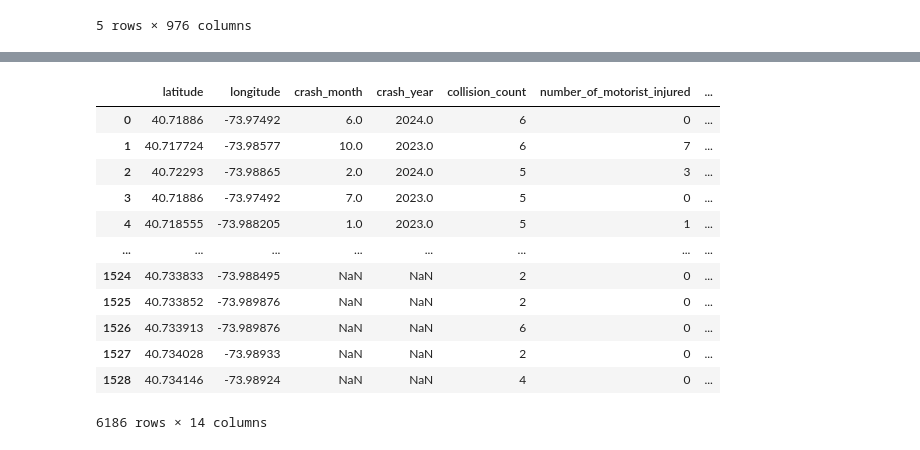
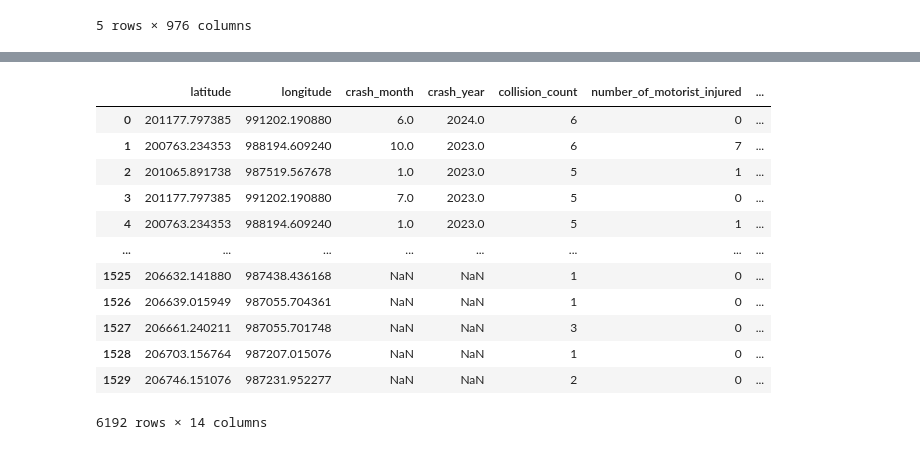
Before and after one commit to jennahgosciak/cb3-interactive, a Jupyter notebook: load_contextual_data.ipynb, the cells around one changed output, grey strips where cells are left out. Drawn from its saved outputs; the diff is of its cells as text; code cells hidden in the pictures.

Commit message:
updating data

```diff
--- a/load_contextual_data.ipynb
+++ b/load_contextual_data.ipynb
@@ -222,3 +222,8 @@ collision_cols = [
     "number_of_persons_killed",
 ]
 gdf_crash_cb3[collision_cols] = gdf_crash_cb3[collision_cols].astype(int)
+# %%
+gdf_crash_cb3 = gdf_crash_cb3.to_crs(2263)
+gdf_crash_cb3_buffer = gpd.GeoDataFrame(
+    gdf_crash_cb3, geometry=gdf_crash_cb3.buffer(20)
+).reset_index(drop=False)
@@ -225,10 +261,12 @@ gdf_crash_cb3[collision_cols] = gdf_crash_cb3[collision_cols].astype(int)
 # %%
 # get count of crashes and totals for each intersection
-df_crash_cb3_pts_counts = gdf_crash_cb3.groupby(
+df_crash_cb3_pts_counts = gdf_crash_cb3_sjoin.groupby(
     ["latitude", "longitude", "crash_month", "crash_year"], as_index=False
 )[collision_cols].sum()
 df_crash_cb3_pts = (
-    gdf_crash_cb3.value_counts(["latitude", "longitude", "crash_month", "crash_year"])
+    gdf_crash_cb3_sjoin.value_counts(
+        ["latitude", "longitude", "crash_month", "crash_year"]
+    )
     .rename("collision_count")
     .reset_index()
     .merge(
@@ -262,22 +285,36 @@ df_crash_cb3_pts.head()
 # %%
-df_crash_cb3_pts['timescale'] = 'monthly'
-df_crash_cb3_pts = pd.concat([df_crash_cb3_pts, df_crash_cb3_pts.groupby(['crash_year', 'latitude', 'longitude'], as_index=False)[collision_cols + ['collision_count']].sum().assign(timescale='yearly'),\
-    df_crash_cb3_pts.groupby(['latitude', 'longitude'], as_index=False)[collision_cols + ['collision_count']].sum().assign(timescale='all')], axis=0)
+df_crash_cb3_pts["timescale"] = "monthly"
+df_crash_cb3_pts = pd.concat(
+    [
+        df_crash_cb3_pts,
+        df_crash_cb3_pts.groupby(
+            ["crash_year", "latitude", "longitude"], as_index=False
+        )[collision_cols + ["collision_count"]]
+        .sum()
+        .assign(timescale="yearly"),
+        df_crash_cb3_pts.groupby(["latitude", "longitude"], as_index=False)[
+            collision_cols + ["collision_count"]
+        ]
+        .sum()
+        .assign(timescale="all"),
+    ],
+    axis=0,
+)
 df_crash_cb3_pts
 # %% [output]
 |  | latitude | longitude | crash_month | crash_year | collision_count | number_of_motorist_injured | ... |
-| 0 | 40.71886 | -73.97492 | 6.0 | 2024.0 | 6 | 0 | ... |
-| 1 | 40.717724 | -73.98577 | 10.0 | 2023.0 | 6 | 7 | ... |
-| 2 | 40.72293 | -73.98865 | 2.0 | 2024.0 | 5 | 3 | ... |
-| 3 | 40.71886 | -73.97492 | 7.0 | 2023.0 | 5 | 0 | ... |
-| 4 | 40.718555 | -73.988205 | 1.0 | 2023.0 | 5 | 1 | ... |
+| 0 | 201177.797385 | 991202.190880 | 6.0 | 2024.0 | 6 | 0 | ... |
+| 1 | 200763.234353 | 988194.609240 | 10.0 | 2023.0 | 6 | 7 | ... |
+| 2 | 201065.891738 | 987519.567678 | 1.0 | 2023.0 | 5 | 1 | ... |
+| 3 | 201177.797385 | 991202.190880 | 7.0 | 2023.0 | 5 | 0 | ... |
+| 4 | 200763.234353 | 988194.609240 | 1.0 | 2023.0 | 5 | 1 | ... |
 | ... | ... | ... | ... | ... | ... | ... | ... |
-| 1524 | 40.733833 | -73.988495 | NaN | NaN | 2 | 0 | ... |
-| 1525 | 40.733852 | -73.989876 | NaN | NaN | 2 | 0 | ... |
-| 1526 | 40.733913 | -73.989876 | NaN | NaN | 6 | 0 | ... |
-| 1527 | 40.734028 | -73.98933 | NaN | NaN | 2 | 0 | ... |
-| 1528 | 40.734146 | -73.98924 | NaN | NaN | 4 | 0 | ... |
+| 1525 | 206632.141880 | 987438.436168 | NaN | NaN | 1 | 0 | ... |
+| 1526 | 206639.015949 | 987055.704361 | NaN | NaN | 1 | 0 | ... |
+| 1527 | 206661.240211 | 987055.701748 | NaN | NaN | 3 | 0 | ... |
+| 1528 | 206703.156764 | 987207.015076 | NaN | NaN | 1 | 0 | ... |
+| 1529 | 206746.151076 | 987231.952277 | NaN | NaN | 2 | 0 | ... |
-6186 rows × 14 columns
+6192 rows × 14 columns
 # %%
 gdf_crash_cb3_pts = gpd.GeoDataFrame(
     df_crash_cb3_pts,
```
Also changed, not shown: parts of 10 cells of this notebook, 2 other files.
